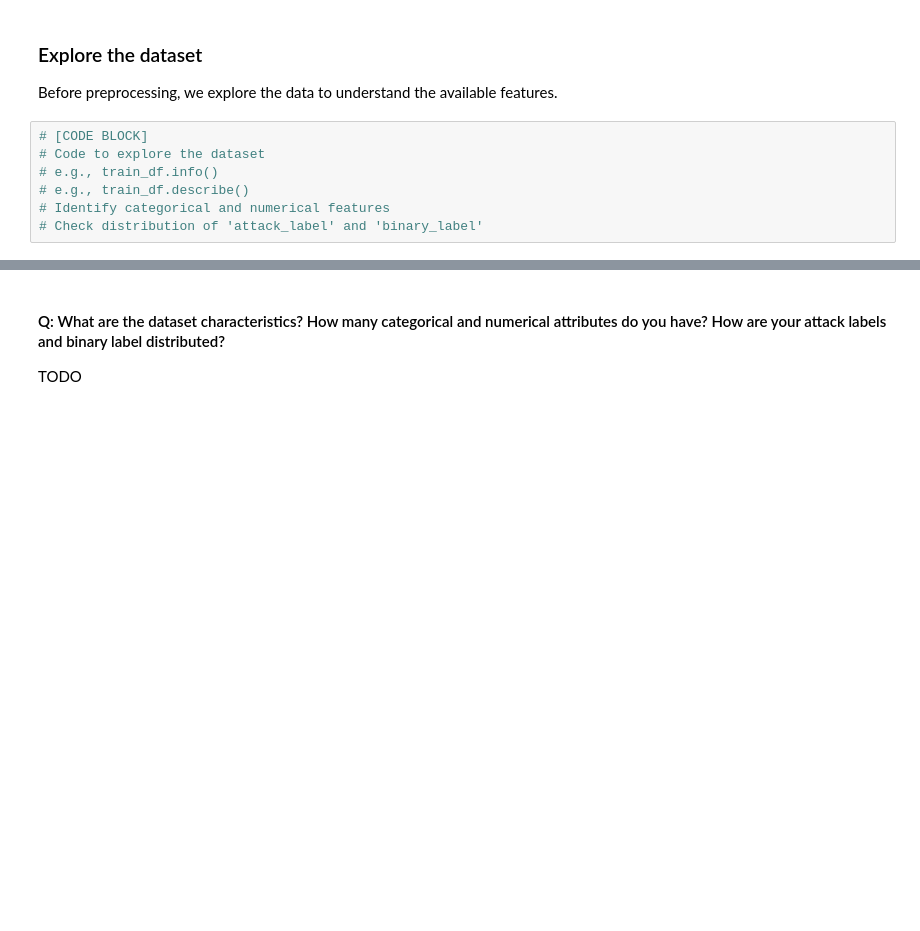
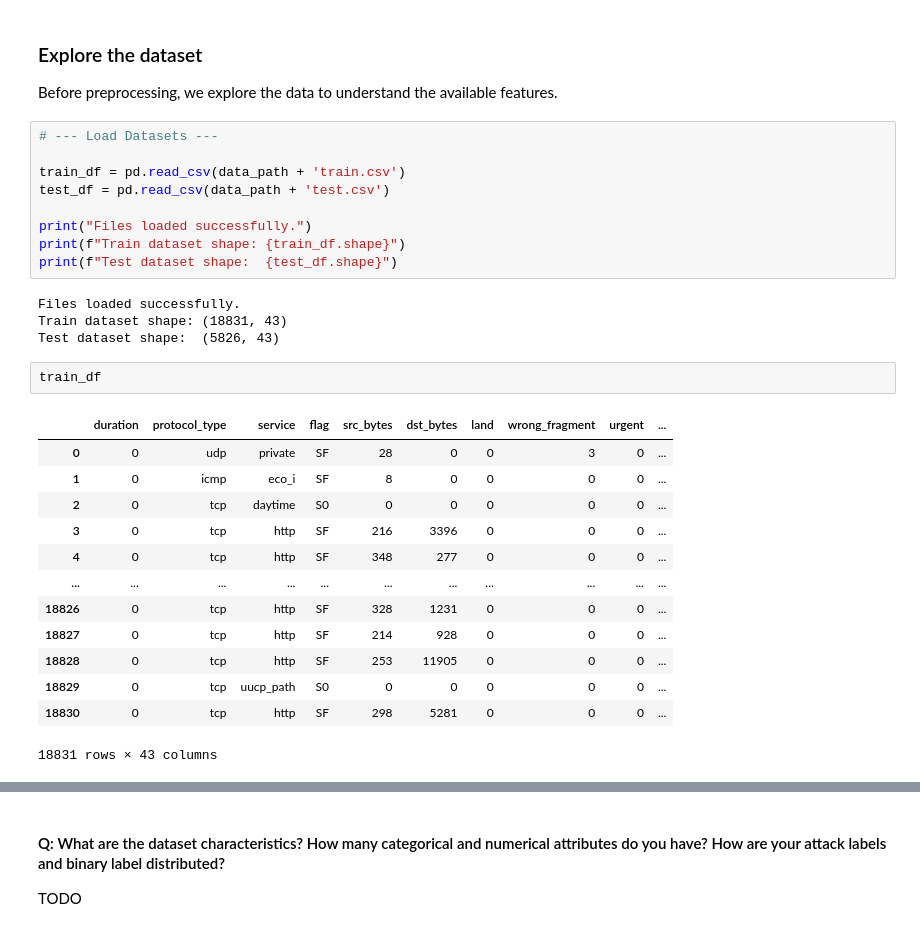
Before and after one commit to AImSecure/Laboratory3, a Jupyter notebook: lab/notebooks/Lab3_Anomaly_Detection.ipynb, the cells around one changed output, grey strips where cells are left out. Saved outputs shown, nothing was run; the diff lists cells and outputs as text; blank space fills up the shorter version.

```diff
--- a/lab/notebooks/Lab3_Anomaly_Detection.ipynb
+++ b/lab/notebooks/Lab3_Anomaly_Detection.ipynb
@@ -168,10 +162,32 @@ os.makedirs(save_dir, exist_ok=True)
 ### Explore the dataset
 
 Before preprocessing, we explore the data to understand the available features.
-# %%
-# [CODE BLOCK]
-# Code to explore the dataset
-# e.g., train_df.info()
-# e.g., train_df.describe()
-# Identify categorical and numerical features
-# Check distribution of 'attack_label' and 'binary_label'
+# %%
+# --- Load Datasets ---
+
+train_df = pd.read_csv(data_path + 'train.csv')
+test_df = pd.read_csv(data_path + 'test.csv')
+
+print("Files loaded successfully.")
+print(f"Train dataset shape: {train_df.shape}")
+print(f"Test dataset shape:  {test_df.shape}")
+# %% [output]
+Files loaded successfully.
+Train dataset shape: (18831, 43)
+Test dataset shape:  (5826, 43)
+# %%
+train_df
+# %% [output]
+|  | duration | protocol_type | service | flag | src_bytes | dst_bytes | land | wrong_fragment | urgent | ... |
+| 0 | 0 | udp | private | SF | 28 | 0 | 0 | 3 | 0 | ... |
+| 1 | 0 | icmp | eco_i | SF | 8 | 0 | 0 | 0 | 0 | ... |
+| 2 | 0 | tcp | daytime | S0 | 0 | 0 | 0 | 0 | 0 | ... |
+| 3 | 0 | tcp | http | SF | 216 | 3396 | 0 | 0 | 0 | ... |
+| 4 | 0 | tcp | http | SF | 348 | 277 | 0 | 0 | 0 | ... |
+| ... | ... | ... | ... | ... | ... | ... | ... | ... | ... | ... |
+| 18826 | 0 | tcp | http | SF | 328 | 1231 | 0 | 0 | 0 | ... |
+| 18827 | 0 | tcp | http | SF | 214 | 928 | 0 | 0 | 0 | ... |
+| 18828 | 0 | tcp | http | SF | 253 | 11905 | 0 | 0 | 0 | ... |
+| 18829 | 0 | tcp | uucp_path | S0 | 0 | 0 | 0 | 0 | 0 | ... |
+| 18830 | 0 | tcp | http | SF | 298 | 5281 | 0 | 0 | 0 | ... |
+18831 rows × 43 columns
```
Also changed, not shown: parts of 23 cells of this notebook.
